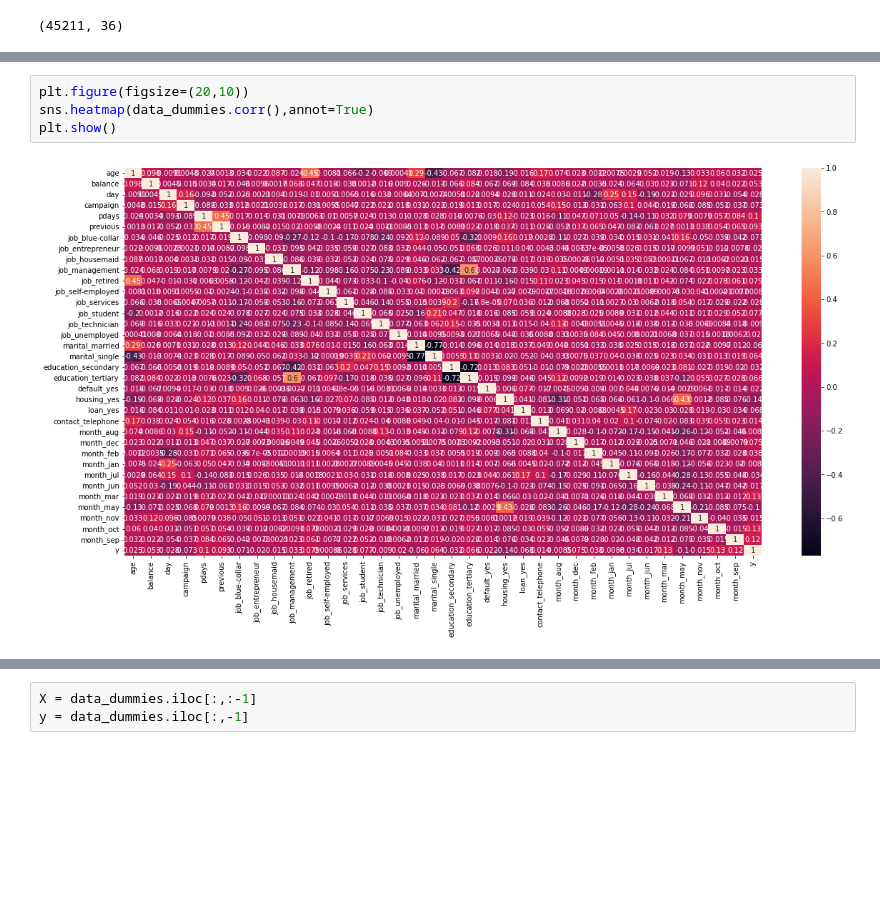
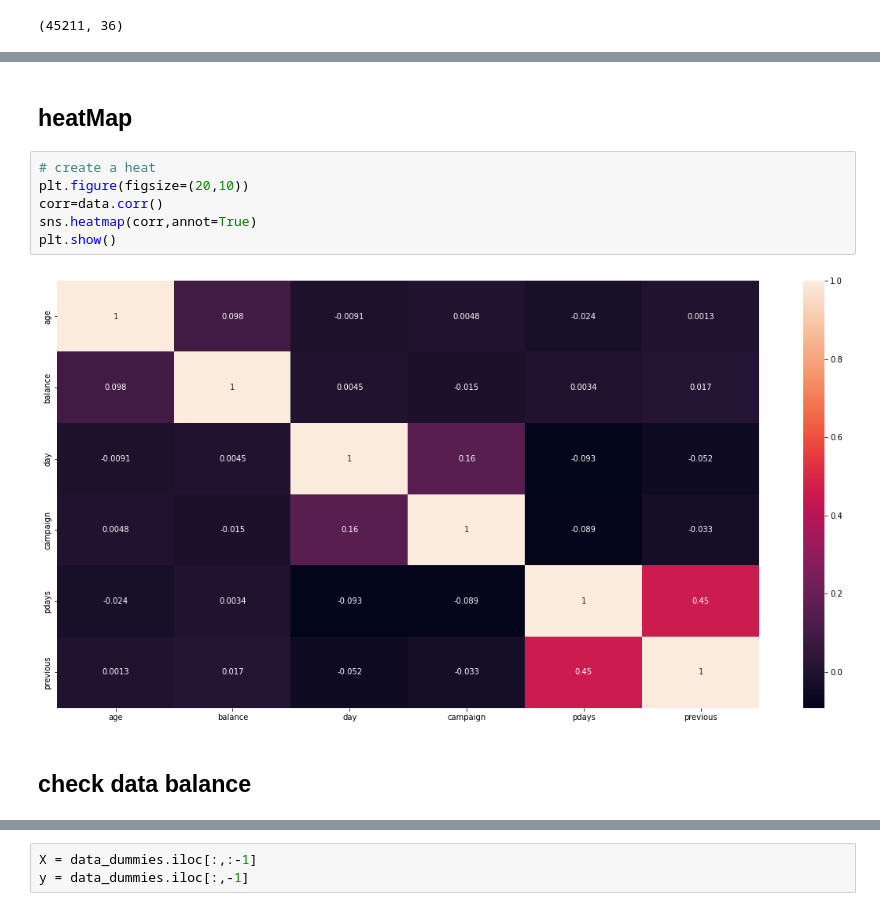
Before and after one commit to abou-zithar/AMIT.Machine.learning, a Jupyter notebook: amit_project_1_Bank_Dataset_RF.ipynb, the cells around one changed output, grey strips where cells are left out. Saved outputs shown, nothing was run; the diff lists cells and outputs as text; blank space fills up the shorter version.

```diff
--- a/amit_project_1_Bank_Dataset_RF.ipynb
+++ b/amit_project_1_Bank_Dataset_RF.ipynb
@@ -121,9 +134,15 @@ data_dummies.head()
+# %% [markdown]
+## heatMap
 # %%
+# create a heat
 plt.figure(figsize=(20,10))
-sns.heatmap(data_dummies.corr(),annot=True)
+corr=data.corr()
+sns.heatmap(corr,annot=True)
 plt.show()
 # %% [output]
-[figure, old version]
+[figure, new version]
+# %% [markdown]
+## check data balance
 # %%
 sizes = data_dummies['y']
 
```
Also changed, not shown: parts of 29 cells of this notebook.
